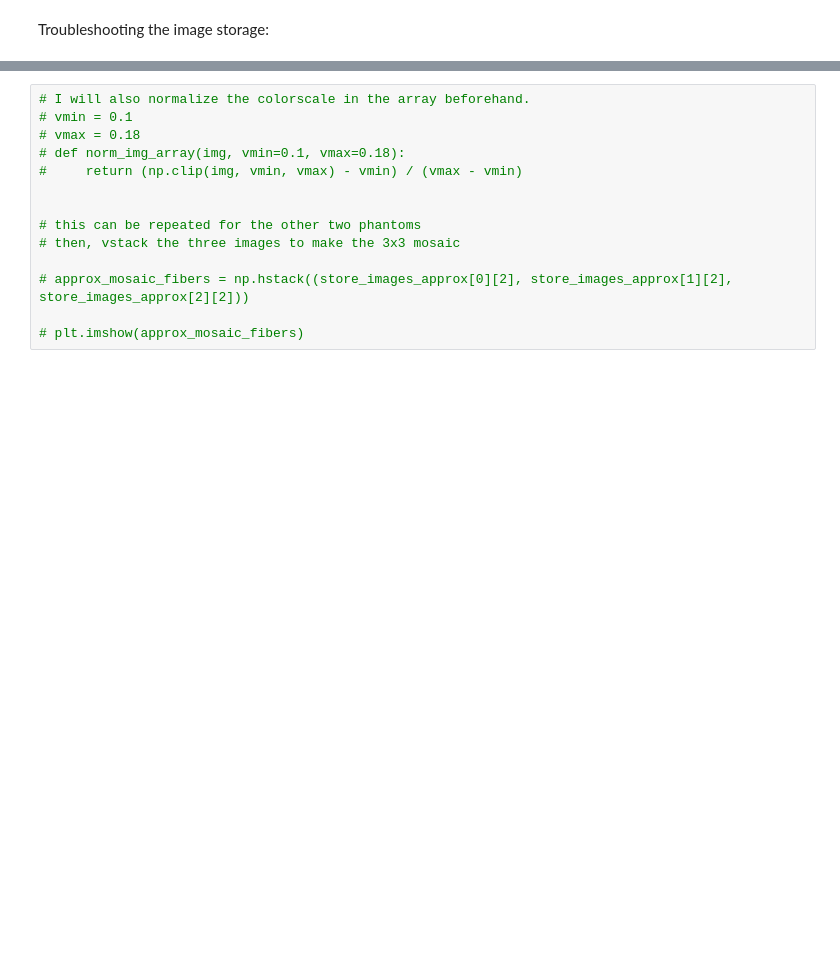
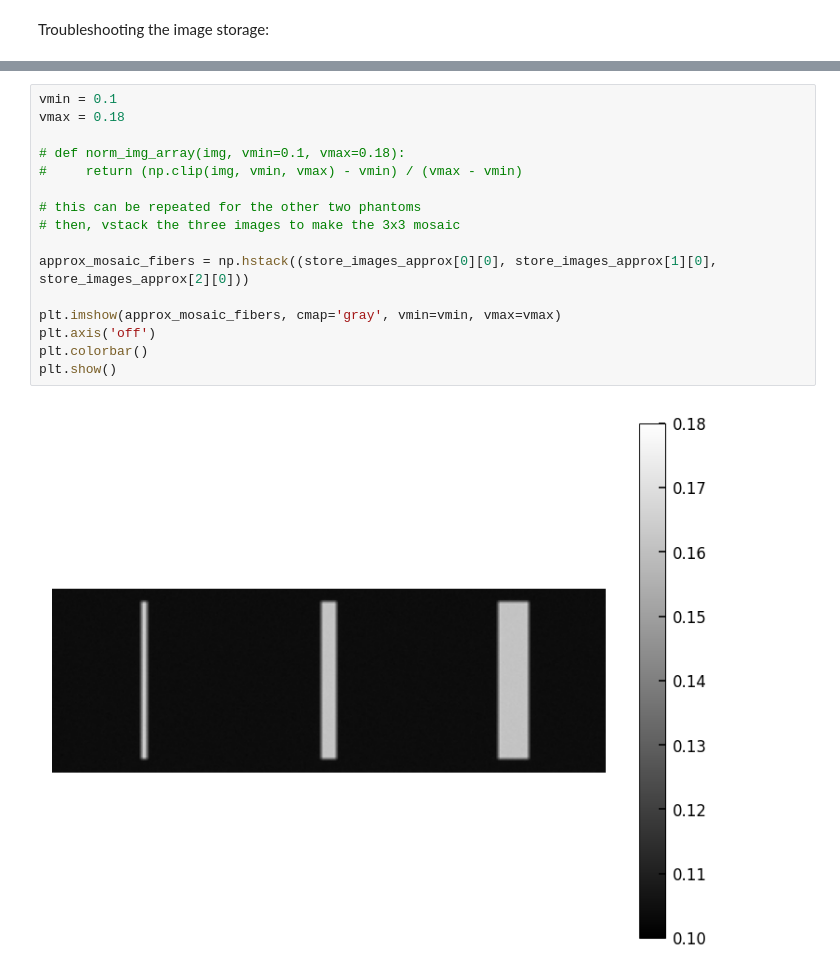
Before and after one commit to gjadick/spectral-xpci, a Jupyter notebook: aapm2025-multislice.ipynb, the cells around one changed output, grey strips where cells are left out. Cells and saved outputs as stored; diff of their text form; blank space fills up the shorter version.

```diff
--- a/aapm2025-multislice.ipynb
+++ b/aapm2025-multislice.ipynb
@@ -244,14 +230,18 @@ Image at store_images_multi[2][0] has min value 0.10288599878549576 and max valu
 # %%
-# I will also normalize the colorscale in the array beforehand.
-# vmin = 0.1
-# vmax = 0.18
+vmin = 0.1
+vmax = 0.18
+
 # def norm_img_array(img, vmin=0.1, vmax=0.18):
 #     return (np.clip(img, vmin, vmax) - vmin) / (vmax - vmin)
-
 
 # this can be repeated for the other two phantoms
 # then, vstack the three images to make the 3x3 mosaic
 
-# approx_mosaic_fibers = np.hstack((store_images_approx[0][2], store_images_approx[1][2], store_images_approx[2][2]))
+approx_mosaic_fibers = np.hstack((store_images_approx[0][0], store_images_approx[1][0], store_images_approx[2][0]))
 
-# plt.imshow(approx_mosaic_fibers)
+plt.imshow(approx_mosaic_fibers, cmap='gray', vmin=vmin, vmax=vmax)
+plt.axis('off')
+plt.colorbar()
+plt.show()
+# %% [output]
+[figure, added]
```
Also changed, not shown: parts of 7 cells of this notebook.
